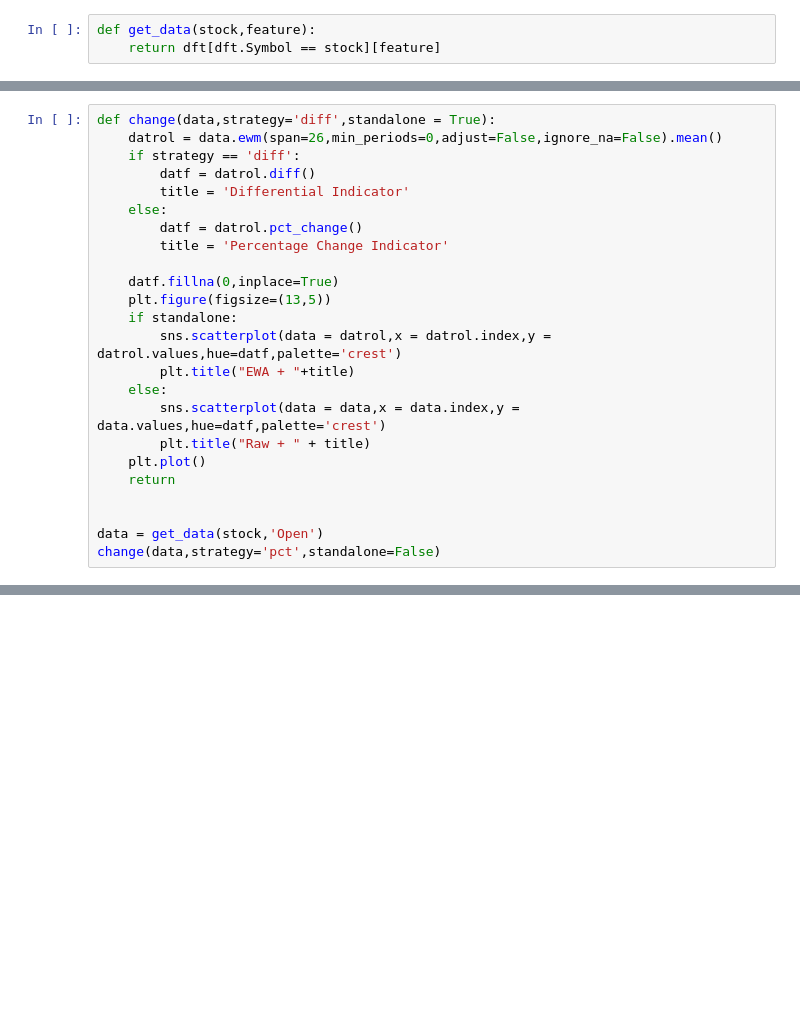
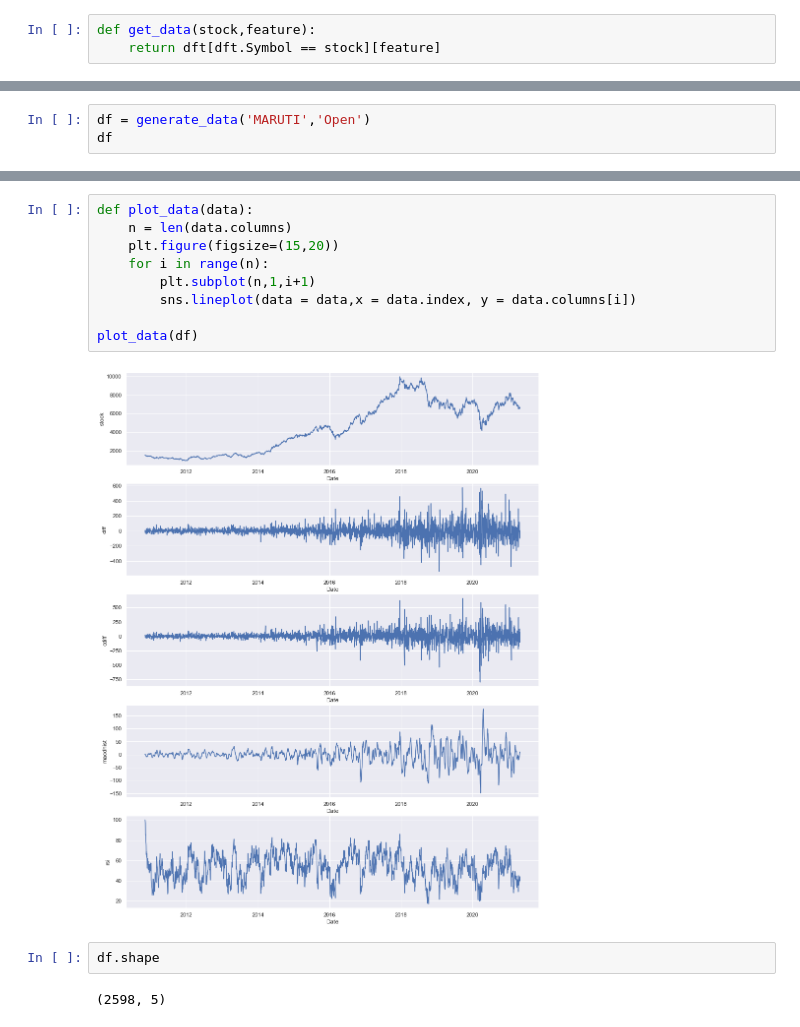
Before and after one commit to AsutoshDalei/stock-work, a Jupyter notebook: Single Stock Analysis.ipynb, the cells around one changed output, grey strips where cells are left out. Drawn from its saved outputs; the diff is of its cells as text; blank space fills up the shorter version.

```diff
--- a/Single Stock Analysis.ipynb
+++ b/Single Stock Analysis.ipynb
@@ -195,24 +75,0 @@ These indicators are performed only on Exponential Weighted Average of the stock
-# %%
-def change(data,strategy='diff',standalone = True):
-    datrol = data.ewm(span=26,min_periods=0,adjust=False,ignore_na=False).mean()
-    if strategy == 'diff':
-        datf = datrol.diff()
-        title = 'Differential Indicator'
-    else:
-        datf = datrol.pct_change()
-        title = 'Percentage Change Indicator'
-
-    datf.fillna(0,inplace=True)
-    plt.figure(figsize=(13,5))
-    if standalone:
-        sns.scatterplot(data = datrol,x = datrol.index,y = datrol.values,hue=datf,palette='crest')
-        plt.title("EWA + "+title)
-    else:
-        sns.scatterplot(data = data,x = data.index,y = data.values,hue=datf,palette='crest')
-        plt.title("Raw + " + title)
-    plt.plot()
-    return
-
-
-data = get_data(stock,'Open')
-change(data,strategy='pct',standalone=False)
@@ -362,0 +125,3 @@ _= plot_rsi(data,standalone=False)
+# %%
+df = generate_data('MARUTI','Open')
+df
@@ -362,0 +143,15 @@ _= plot_rsi(data,standalone=False)
+# %%
+def plot_data(data):
+    n = len(data.columns)
+    plt.figure(figsize=(15,20))
+    for i in range(n):
+        plt.subplot(n,1,i+1)
+        sns.lineplot(data = data,x = data.index, y = data.columns[i])
+
+plot_data(df)
+# %% [output]
+[figure, added]
+# %%
+df.shape
+# %% [output]
+(2598, 5)
```
Also changed, not shown: parts of 38 cells of this notebook.
